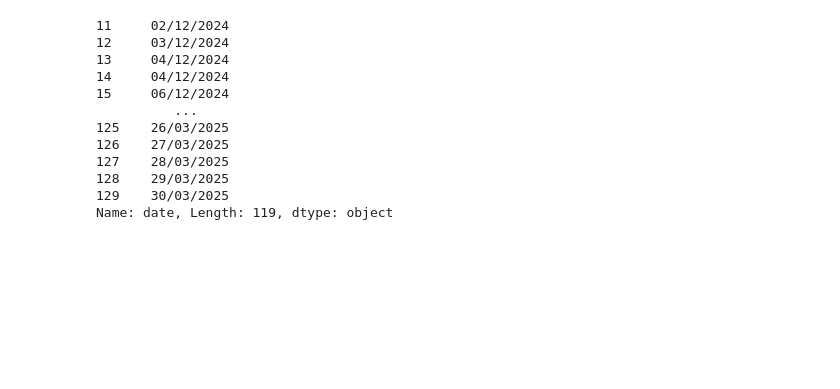
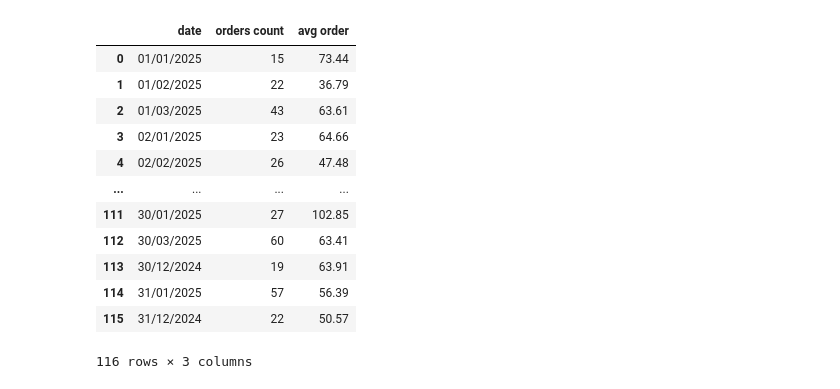
Before and after one commit to shikivaahan/Picotin, a Jupyter notebook: EDA.ipynb, the cells around one changed output. Saved outputs shown, nothing was run; the diff lists cells and outputs as text; code cells hidden in the pictures; blank space fills up the shorter version.

```diff
--- a/EDA.ipynb
+++ b/EDA.ipynb
@@ -109,16 +151,17 @@ Name: date, Length: 121, dtype: object
 # %%
-RC_daily_summary['date']
+RC_daily_summary
 # %% [output]
+|  | date | orders count | avg order |
+| 0 | 01/01/2025 | 15 | 73.44 |
+| 1 | 01/02/2025 | 22 | 36.79 |
+| 2 | 01/03/2025 | 43 | 63.61 |
+| 3 | 02/01/2025 | 23 | 64.66 |
+| 4 | 02/02/2025 | 26 | 47.48 |
+| ... | ... | ... | ... |
+| 111 | 30/01/2025 | 27 | 102.85 |
+| 112 | 30/03/2025 | 60 | 63.41 |
+| 113 | 30/12/2024 | 19 | 63.91 |
+| 114 | 31/01/2025 | 57 | 56.39 |
+| 115 | 31/12/2024 | 22 | 50.57 |
-11     02/12/2024
-12     03/12/2024
-13     04/12/2024
-14     04/12/2024
-15     06/12/2024
-          ...
-125    26/03/2025
-126    27/03/2025
-127    28/03/2025
-128    29/03/2025
-129    30/03/2025
-Name: date, Length: 119, dtype: object
+116 rows × 3 columns
 # %%
```
Also changed, not shown: parts of 10 cells of this notebook, 1 other file.
